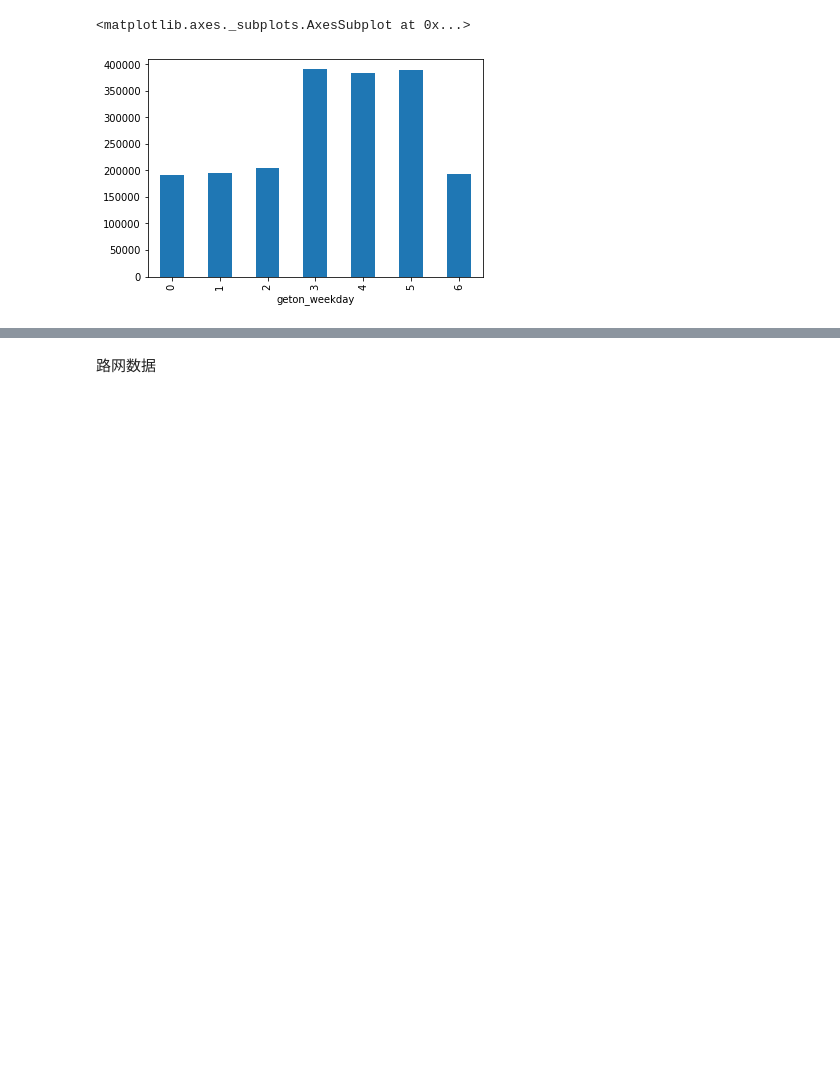
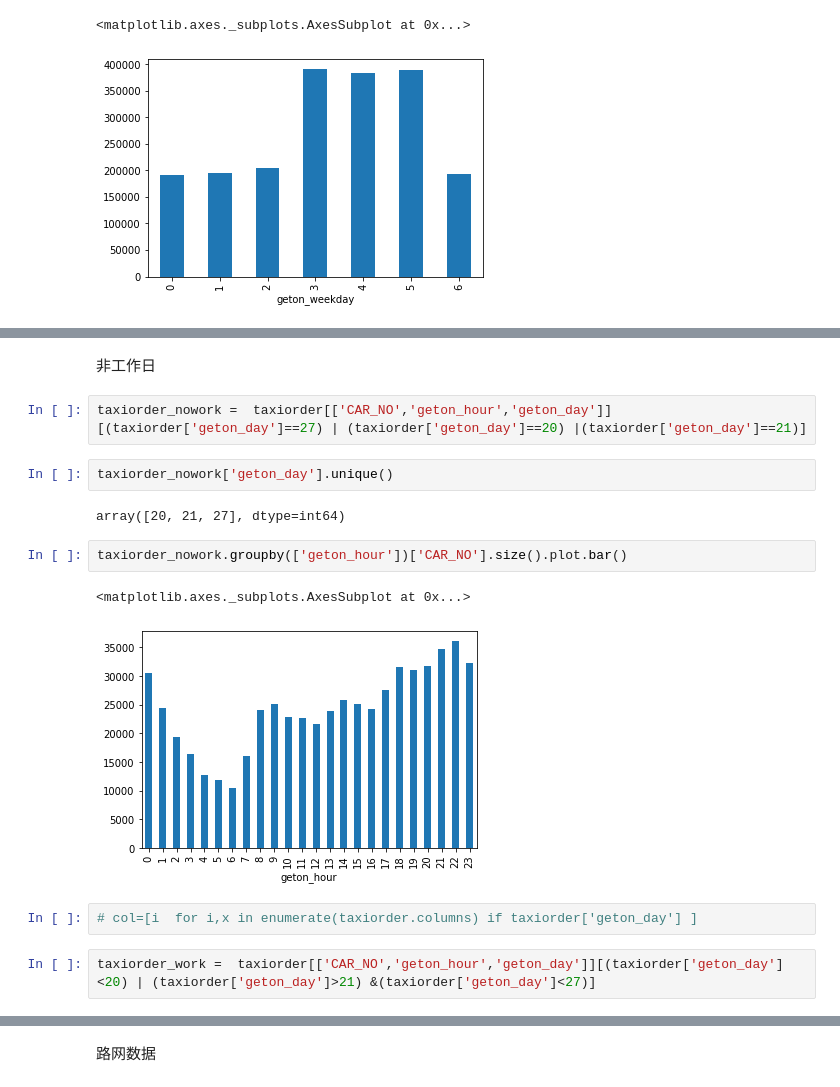
Before and after one commit to Huangyongganguser/-competition, a Jupyter notebook: compatition.ipynb, the cells around one changed output, grey strips where cells are left out. Saved outputs shown, nothing was run; the diff lists cells and outputs as text; blank space fills up the shorter version.

```diff
--- a/compatition.ipynb
+++ b/compatition.ipynb
@@ -173,0 +169,17 @@ taxiorder.groupby(['geton_weekday'])['CAR_NO'].size().plot.bar()
+# %% [markdown]
+非工作日
+# %%
+taxiorder_nowork =  taxiorder[['CAR_NO','geton_hour','geton_day']][(taxiorder['geton_day']==27) | (taxiorder['geton_day']==20) |(taxiorder['geton_day']==21)]
+# %%
+taxiorder_nowork['geton_day'].unique()
+# %% [output]
+array([20, 21, 27], dtype=int64)
+# %%
+taxiorder_nowork.groupby(['geton_hour'])['CAR_NO'].size().plot.bar()
+# %% [output]
+<matplotlib.axes._subplots.AxesSubplot at 0x...>
+[figure, added]
+# %%
+# col=[i  for i,x in enumerate(taxiorder.columns) if taxiorder['geton_day'] ]
+# %%
+taxiorder_work =  taxiorder[['CAR_NO','geton_hour','geton_day']][(taxiorder['geton_day'] <20) | (taxiorder['geton_day']>21) &(taxiorder['geton_day']<27)]
```
Also changed, not shown: parts of 11 cells of this notebook.
